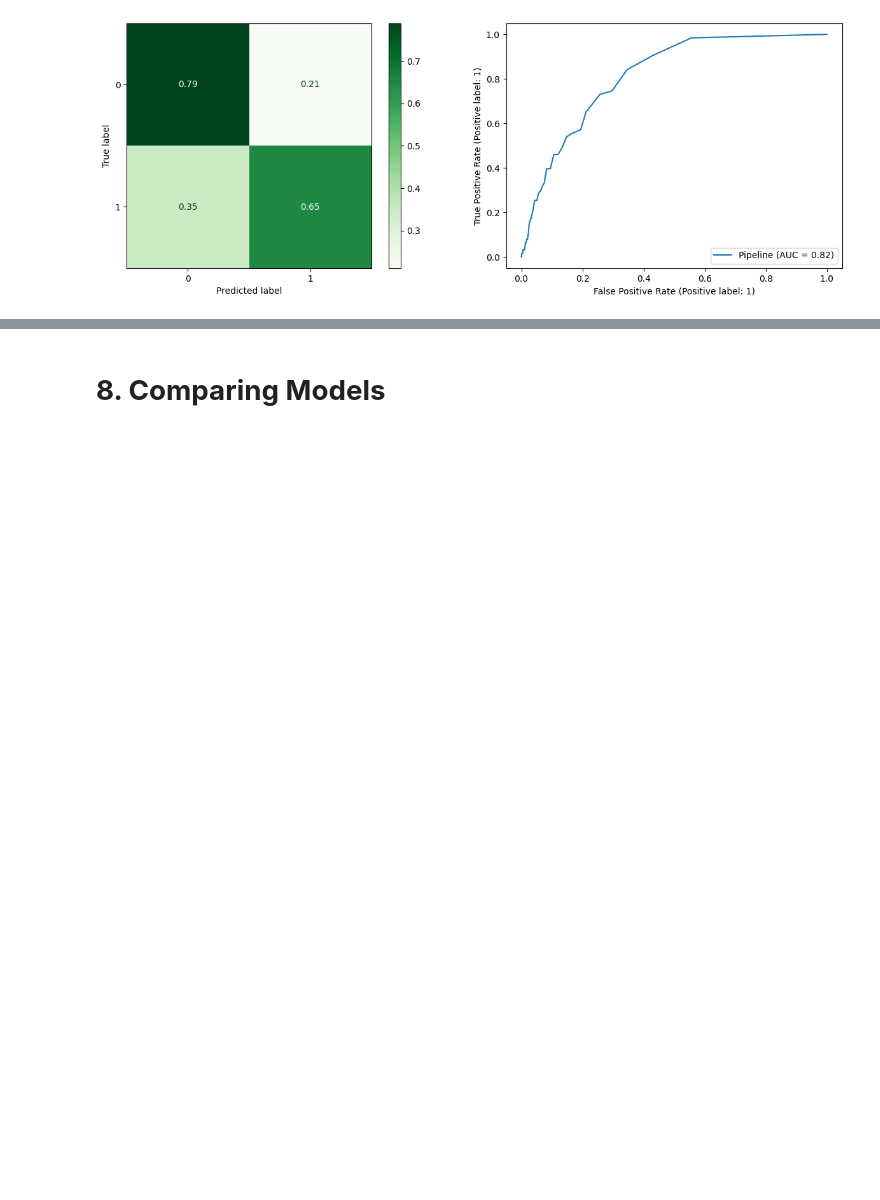
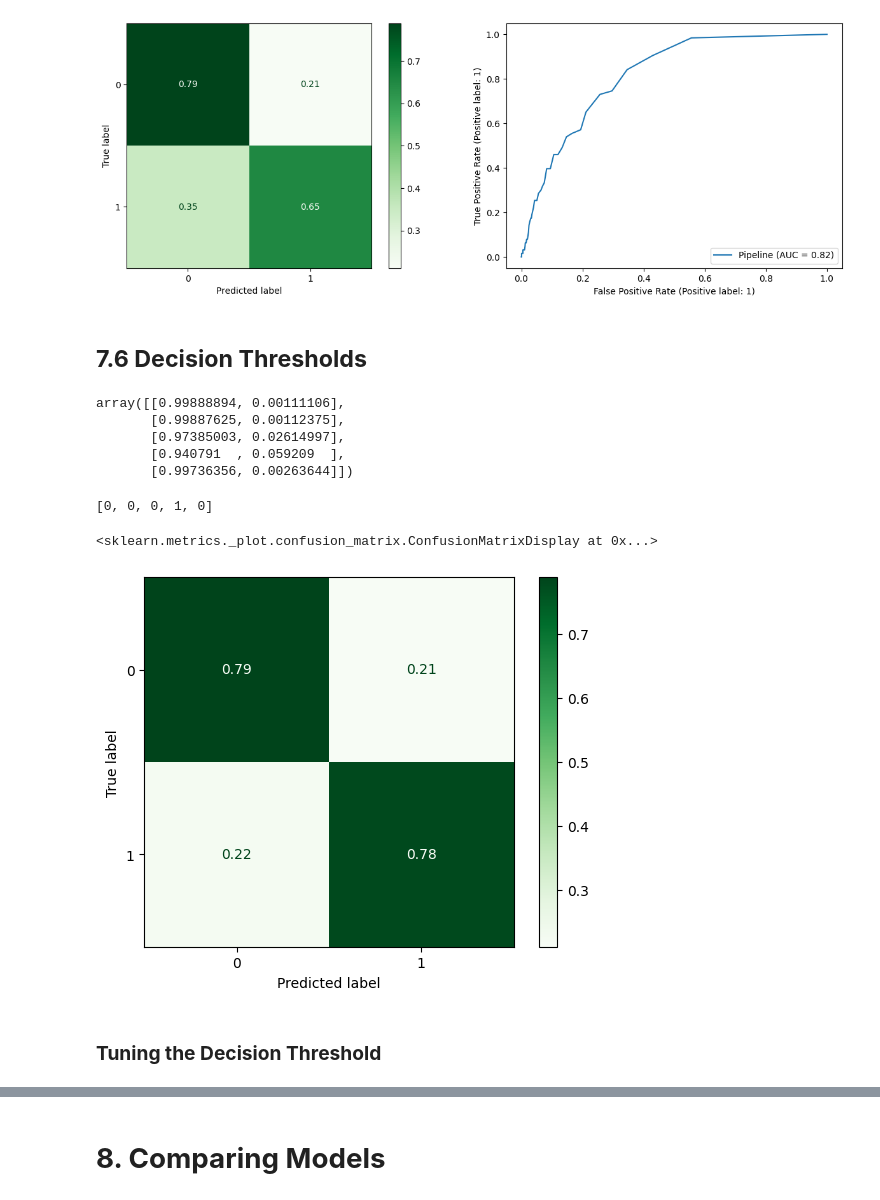
Before and after one commit to ericakitano/Project-2-Stroke-Prediction-, a Jupyter notebook: [Experiment2]Stroke_Prediction.ipynb, the cells around one changed output, grey strips where cells are left out. Cells and saved outputs as stored; diff of their text form; code cells hidden in the pictures; blank space fills up the shorter version.

```diff
--- a/[Experiment2]Stroke_Prediction.ipynb
+++ b/[Experiment2]Stroke_Prediction.ipynb
@@ -1746,3 +1782,37 @@ weighted avg       0.97      0.92      0.94      3664
    macro avg       0.56      0.72      0.55      1222
 weighted avg       0.93      0.78      0.84      1222
 [figure]
+# %% [markdown]
+## **7.6 Decision Thresholds**
+# %%
+# Get the model probability predictions for the test set
+test_probs = tuned_lr.predict_proba(X_test)
+test_probs[:5]
+# %% [output]
+array([[0.99888894, 0.00111106],
+       [0.99887625, 0.00112375],
+       [0.97385003, 0.02614997],
+       [0.940791  , 0.059209  ],
+       [0.99736356, 0.00263644]])
+# %%
+def convert_probs_to_preds(probabilities, threshold, pos_class=1):
+  """Converts float value probabilities into int value predictions.
+  If the probability of class 1 is greater than the threshold, the prediction is 1
+  Otherwise the prediction is 0
+  pos_class determines the index of the positive class in the array of probabilies"""
+  predictions = [1 if prob[pos_class] > threshold else 0 for prob in probabilities]
+  return predictions
+# %%
+# Convert the model's probability predictions to class predictions
+# With a decision threshold of .2
+test_preds = convert_probs_to_preds(test_probs, .05)
+test_preds[:5]
+# %% [output]
+[0, 0, 0, 1, 0]
+# %%
+ConfusionMatrixDisplay.from_predictions(y_test, test_preds, normalize='true', cmap='Greens')
+# %% [output]
+<sklearn.metrics._plot.confusion_matrix.ConfusionMatrixDisplay at 0x...>
+[figure, added]
+# %% [markdown]
+### **Tuning the Decision Threshold**
```
Also changed, not shown: parts of 5 cells of this notebook.
